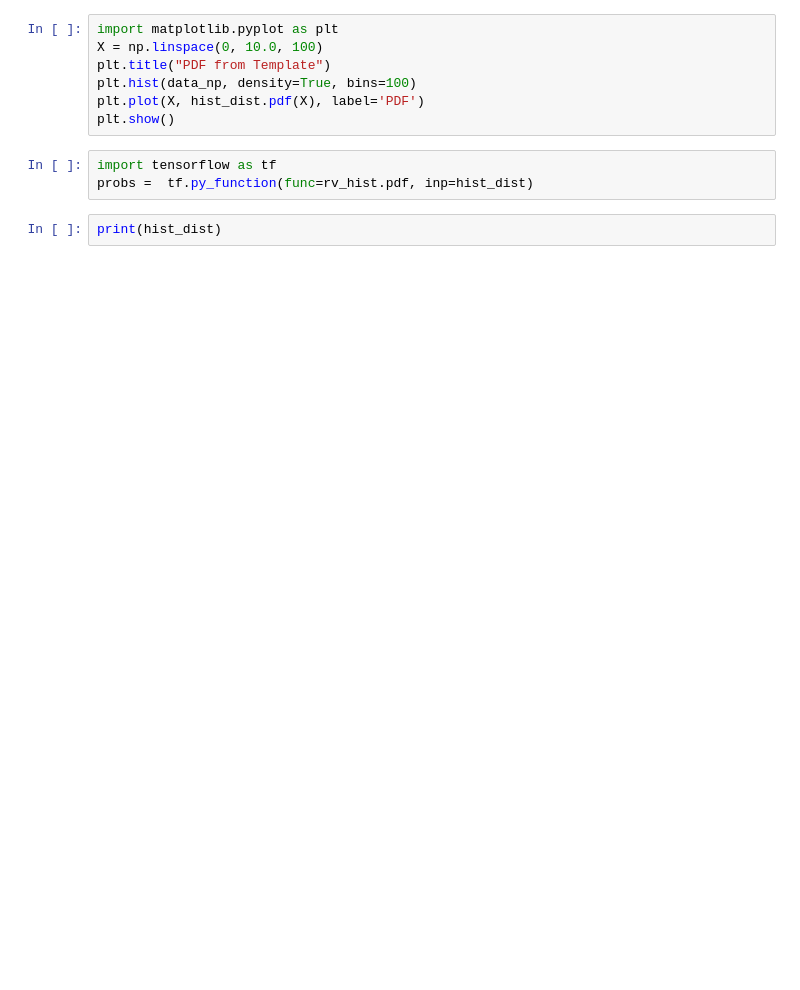
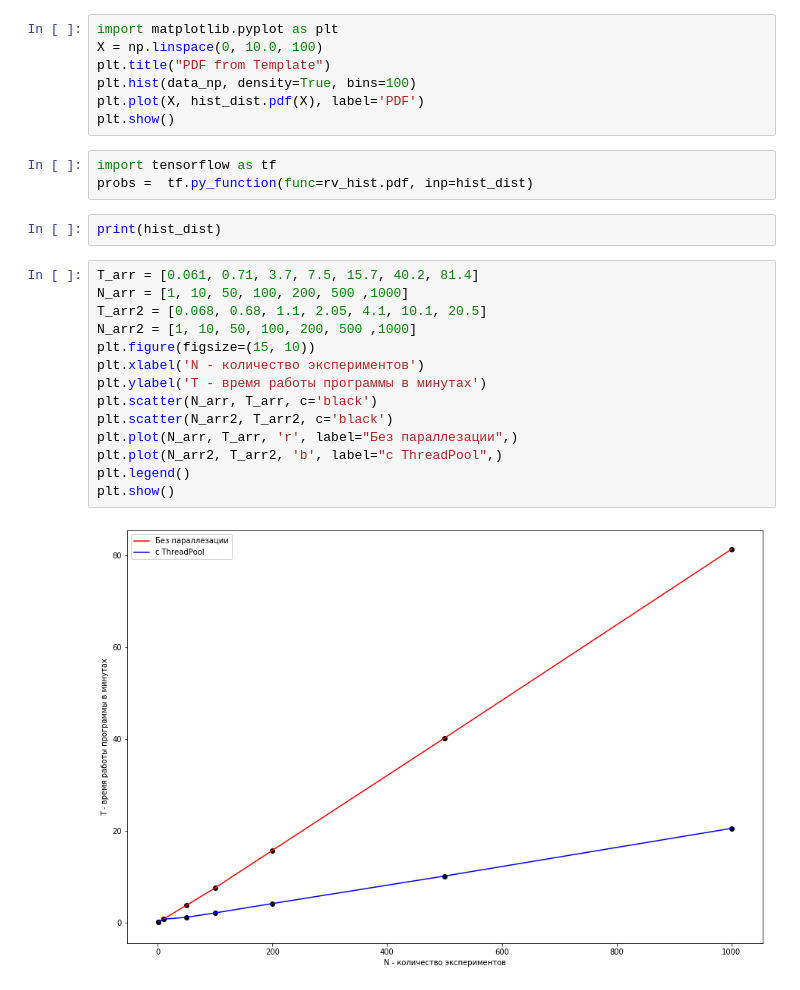
Before and after one commit to simonkrivonosov/ZfitDeveloping, a Jupyter notebook: trainingModelFitting.ipynb, the cells around one changed output. Cells and saved outputs as stored; diff of their text form; blank space fills up the shorter version.

```diff
--- a/trainingModelFitting.ipynb
+++ b/trainingModelFitting.ipynb
@@ -259,3 +268,19 @@ import tensorflow as tf
 probs =  tf.py_function(func=rv_hist.pdf, inp=hist_dist)
 # %%
 print(hist_dist)
+# %%
+T_arr = [0.061, 0.71, 3.7, 7.5, 15.7, 40.2, 81.4]
+N_arr = [1, 10, 50, 100, 200, 500 ,1000]
+T_arr2 = [0.068, 0.68, 1.1, 2.05, 4.1, 10.1, 20.5]
+N_arr2 = [1, 10, 50, 100, 200, 500 ,1000]
+plt.figure(figsize=(15, 10))
+plt.xlabel('N - количество экспериментов')
+plt.ylabel('T - время работы программы в минутах')
+plt.scatter(N_arr, T_arr, c='black')
+plt.scatter(N_arr2, T_arr2, c='black')
+plt.plot(N_arr, T_arr, 'r', label="Без параллезации",)
+plt.plot(N_arr2, T_arr2, 'b', label="c ThreadPool",)
+plt.legend()
+plt.show()
+# %% [output]
+[figure, added]
```
Also changed, not shown: parts of 10 cells of this notebook, 1 other file.
